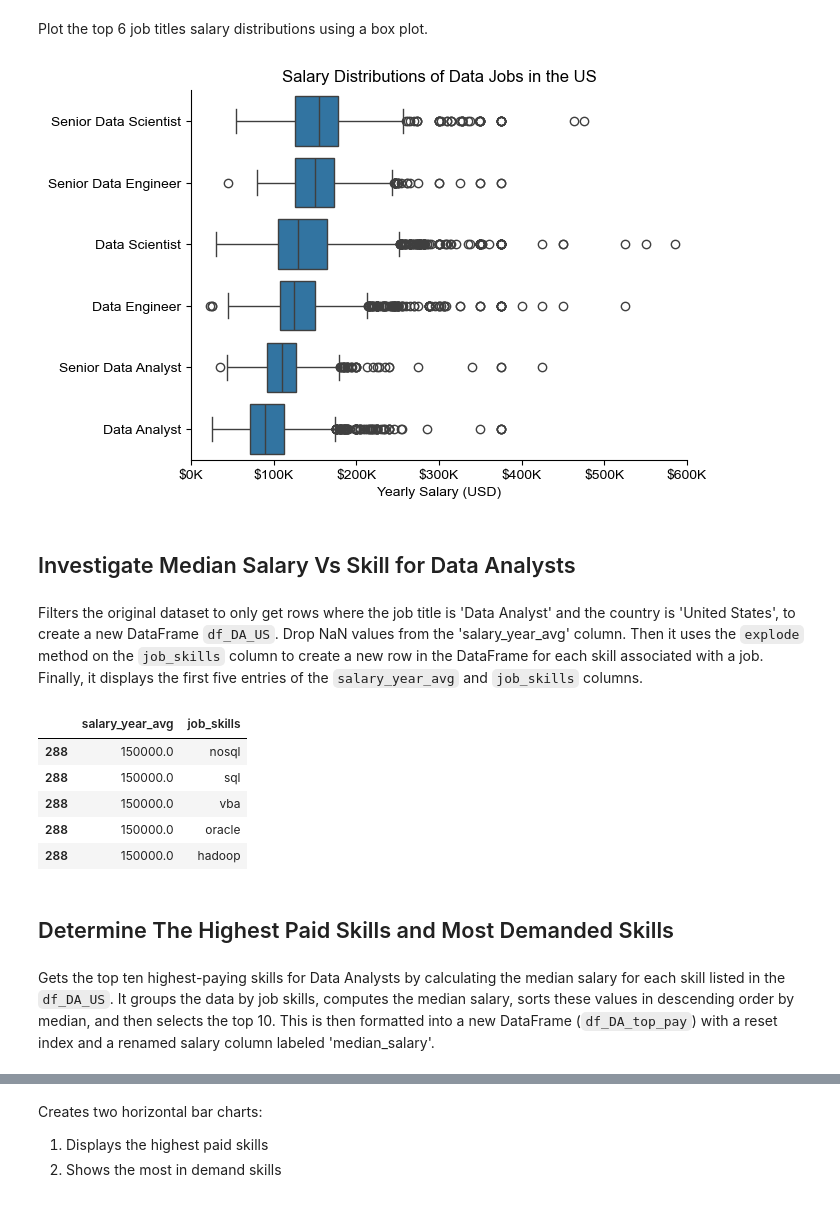
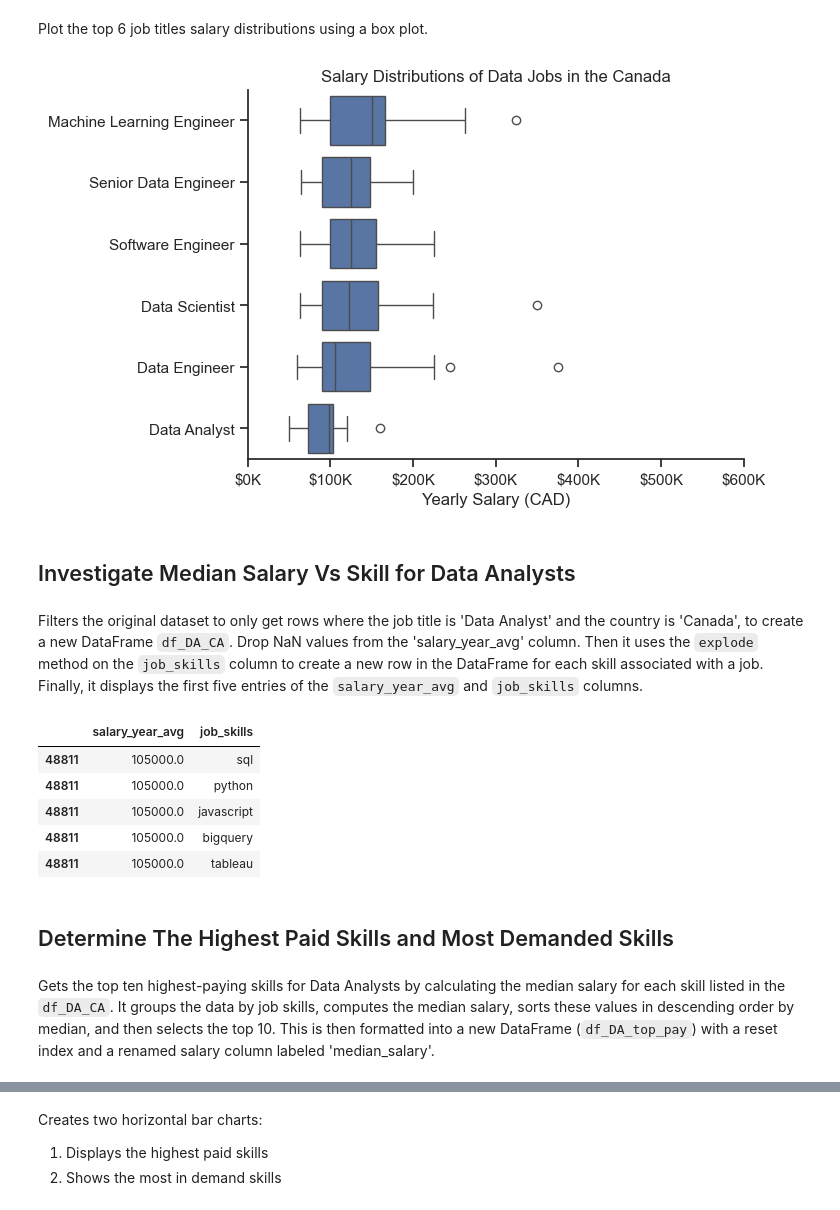
Before and after one commit to Abubakar-colla/PYTHON_DATA_PROJECT, a Jupyter notebook: 3_Project/4_Salary_Analysis.ipynb, the cells around one changed output, grey strips where cells are left out. Cells and saved outputs as stored; diff of their text form; code cells hidden in the pictures.

```diff
--- a/3_Project/4_Salary_Analysis.ipynb
+++ b/3_Project/4_Salary_Analysis.ipynb
@@ -37,17 +37,17 @@ df['job_skills'] = df['job_skills'].apply(lambda x: ast.literal_eval(x) if pd.no
 Filter our data to only include salary values from the United States.
 # %%
 # filter for the job titles and country
-df_US = df[(df['job_country'] == 'United States')].dropna(subset=['salary_year_avg'])
+df_CA = df[(df['job_country'] == 'Canada')].dropna(subset=['salary_year_avg'])
 # %% [markdown]
 Create a list of the main job_titles in our dataset and filter our dataframe to only contain these job titles.
 # %%
-job_titles = df_US['job_title_short'].value_counts().index[:6].tolist()
+job_titles = df_CA['job_title_short'].value_counts().index[:6].tolist()
 
 # filter the df for the top 6 job titles
-df_US_top6 = df_US[df_US['job_title_short'].isin(job_titles)]
+df_CA_top6 = df_CA[df_CA['job_title_short'].isin(job_titles)]
 
 # order the job titles by median salary
-job_order = df_US_top6.groupby('job_title_short')['salary_year_avg'].median().sort_values(ascending=False).index
+job_order = df_CA_top6.groupby('job_title_short')['salary_year_avg'].median().sort_values(ascending=False).index
 
 job_titles
 # %% [output]
@@ -62,43 +62,43 @@ job_titles
 # %% [markdown]
 Plot the top 6 job titles salary distributions using a box plot.
 # %%
-sns.boxplot(data=df_US_top6, x='salary_year_avg', y='job_title_short', order=job_order)
+sns.boxplot(data=df_CA_top6, x='salary_year_avg', y='job_title_short', order=job_order)
 sns.set_theme(style='ticks')
 sns.despine()
 
 # this is all the same
-plt.title('Salary Distributions of Data Jobs in the US')
-plt.xlabel('Yearly Salary (USD)')
+plt.title('Salary Distributions of Data Jobs in the Canada')
+plt.xlabel('Yearly Salary (CAD)')
 plt.ylabel('')
 plt.xlim(0, 600000)
 ticks_x = plt.FuncFormatter(lambda y, pos: f'${int(y/1000)}K')
 plt.gca().xaxis.set_major_formatter(ticks_x)
 plt.show()
 # %% [output]
-[figure, old version]
+[figure, new version]
 # %% [markdown]
 ## Investigate Median Salary Vs Skill for Data Analysts
 # %% [markdown]
-Filters the original dataset to only get rows where the job title is 'Data Analyst' and the country is 'United States', to create a new DataFrame `df_DA_US`. Drop NaN values from the 'salary_year_avg' column. Then it uses the `explode` method on the `job_skills` column to create a new row in the DataFrame for each skill associated with a job. Finally, it displays the first five entries of the `salary_year_avg` and `job_skills` columns.
+Filters the original dataset to only get rows where the job title is 'Data Analyst' and the country is 'Canada', to create a new DataFrame `df_DA_CA`. Drop NaN values from the 'salary_year_avg' column. Then it uses the `explode` method on the `job_skills` column to create a new row in the DataFrame for each skill associated with a job. Finally, it displays the first five entries of the `salary_year_avg` and `job_skills` columns.
 # %%
-# Only get data analyst jobs in the US
-df_DA_US = df[(df['job_title_short'] == 'Data Analyst') & (df['job_country'] == 'United States')].copy()
+# Only get data analyst jobs in the Canada
+df_DA_CA = df[(df['job_title_short'] == 'Data Analyst') & (df['job_country'] == 'Canada')].copy()
 
 # Drop NaN values from the 'salary_year_avg' column for accurate visualization
-df_DA_US = df_DA_US.dropna(subset=['salary_year_avg'])
+df_DA_CA = df_DA_CA.dropna(subset=['salary_year_avg'])
 
-df_DA_US = df_DA_US.explode('job_skills')
+df_DA_CA = df_DA_CA.explode('job_skills')
 
-df_DA_US[['salary_year_avg', 'job_skills']].head(5)
+df_DA_CA[['salary_year_avg', 'job_skills']].head(5)
 # %% [output]
 |  | salary_year_avg | job_skills |
-| 288 | 150000.0 | nosql |
-| 288 | 150000.0 | sql |
-| 288 | 150000.0 | vba |
-| 288 | 150000.0 | oracle |
-| 288 | 150000.0 | hadoop |
+| 48811 | 105000.0 | sql |
+| 48811 | 105000.0 | python |
+| 48811 | 105000.0 | javascript |
+| 48811 | 105000.0 | bigquery |
+| 48811 | 105000.0 | tableau |
 # %% [markdown]
 ## Determine The Highest Paid Skills and Most Demanded Skills
 # %% [markdown]
-Gets the top ten highest-paying skills for Data Analysts by calculating the median salary for each skill listed in the `df_DA_US`. It groups the data by job skills, computes the median salary, sorts these values in descending order by median, and then selects the top 10. This is then formatted into a new DataFrame (`df_DA_top_pay`) with a reset index and a renamed salary column labeled 'median_salary'.
+Gets the top ten highest-paying skills for Data Analysts by calculating the median salary for each skill listed in the `df_DA_CA`. It groups the data by job skills, computes the median salary, sorts these values in descending order by median, and then selects the top 10. This is then formatted into a new DataFrame (`df_DA_top_pay`) with a reset index and a renamed salary column labeled 'median_salary'.
 # %%
```
Also changed, not shown: parts of 5 cells of this notebook, 7 other files.
